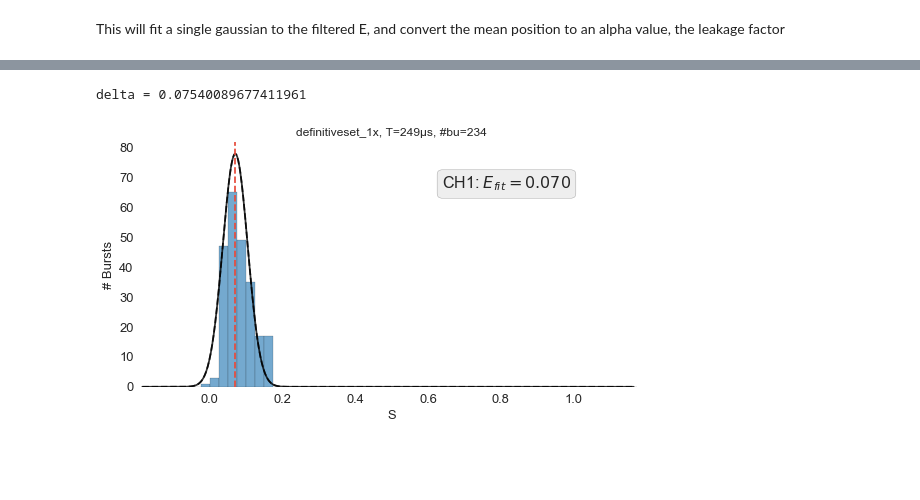
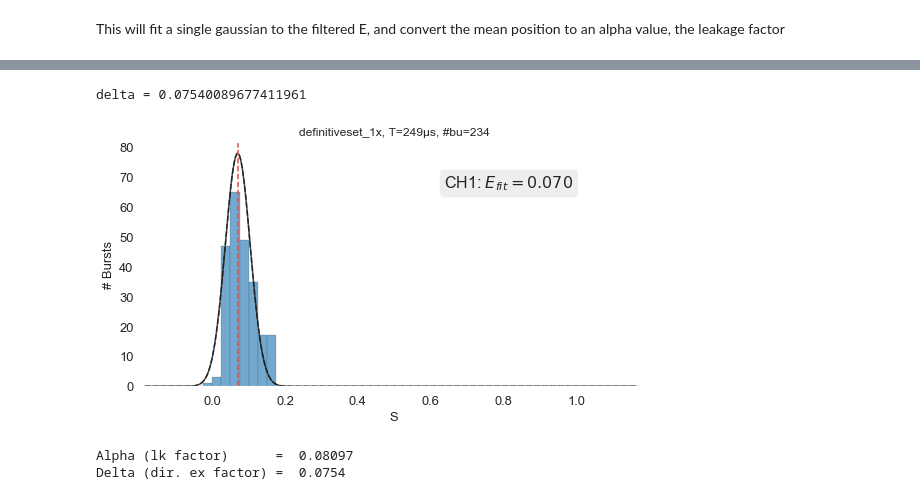
Before and after one commit to BenjaminAmbrose/smfBox, a Jupyter notebook: Jnotebooks/Correction Factor Finder Alpha-Delta.ipynb, the cells around one changed output, grey strips where cells are left out. Cells and saved outputs as stored; diff of their text form; code cells hidden in the pictures; blank space fills up the shorter version.

```diff
--- a/Jnotebooks/Correction Factor Finder Alpha-Delta.ipynb
+++ b/Jnotebooks/Correction Factor Finder Alpha-Delta.ipynb
@@ -45,11 +41,3 @@ d.beta = 1.0
 # Check alternation cycle is correct
 
 We need to check that the ALEX parameters defined in the HDF5 file are appropriate for the laser cycle used in the experiment. If this is correct, the following histogram should look correct. It is a combined plot of every photon that arrives over the supplied alternation periods.
-# %%
-# Check alternation cycle is correct
-
-We need to check that the ALEX parameters defined in the HDF5 file are appropriate for the laser cycle used in the experiment. If this is correct, the following histogram should look correct. It is a combined plot of every photon that arrives over the supplied alternation periods. d.add(det_donor_accept = (0, 1),
-    alex_period = 10000,
-    offset = 0,
-    D_ON = (0, 4500),
-    A_ON = (5000, 9500))
@@ -167,5 +158,0 @@ ds2 = d.select_bursts(select_bursts.size, add_naa=True, th1=50)
-# %%
-plt.rcParams['axes.facecolor'] = 'white'
-grids = False
-colourscheme = 'viridis_r'
-g=alex_jointplot(ds2, cmap=colourscheme, marginal_color=20, vmax_fret=True)
@@ -174,6 +163,6 @@ g=alex_jointplot(ds2, cmap=colourscheme, marginal_color=20, vmax_fret=True)
 # %%
 roi= dict(E1=-0.2, E2=1.2, S1=-0.2, S2=0.175, rect=True)
-ds3 = ds2.select_bursts(select_bursts.ES, **roi)
-g = alex_jointplot(ds3, cmap=colourscheme, marginal_color=20, vmax_fret=False)
+acceptoronly = ds.select_bursts(select_bursts.ES, **roi)
+g = alex_jointplot(acceptoronly, cmap=colourscheme, marginal_color=20, vmax_fret=False)
 bpl.plot_ES_selection(g.ax_joint, **roi);
 # %% [output]
@@ -183,14 +172,20 @@ This will extract delta, the direct excitation factor
 # %%
 model = mfit.factory_gaussian()
-ds3.S_fitter.fit_histogram(model=model, verbose=False, pdf=False)
-dplot(ds3, hist_S, binwidth=0.025, show_model=True, pdf=False, show_fit_value=True, fit_from="center");
-ds3.S_fitter.params
-params = ds3.S_fitter.params
+acceptoronly.S_fitter.fit_histogram(model=model, verbose=False, pdf=False)
+dplot(acceptoronly, hist_S, binwidth=0.025, show_model=True, pdf=False, show_fit_value=True, fit_from="center");
+acceptoronly.S_fitter.params
+params = acceptoronly.S_fitter.params
 Sfit = params.to_dict()
 Centre = Sfit['center']
 Saonly=Centre[0]
 delta=Saonly/(1-Saonly)
 print("delta =", delta)
 # %% [output]
 delta = 0.07540089677411961
-[figure, old version]
+[figure, new version]
+# %%
+print("Alpha (lk factor)      = ", round(alpha, 5))
+print("Delta (dir. ex factor) = ", round(delta, 5))
+# %% [output]
+Alpha (lk factor)      =  0.08097
+Delta (dir. ex factor) =  0.0754
```
Also changed, not shown: parts of 31 cells of this notebook, 10 other files.
